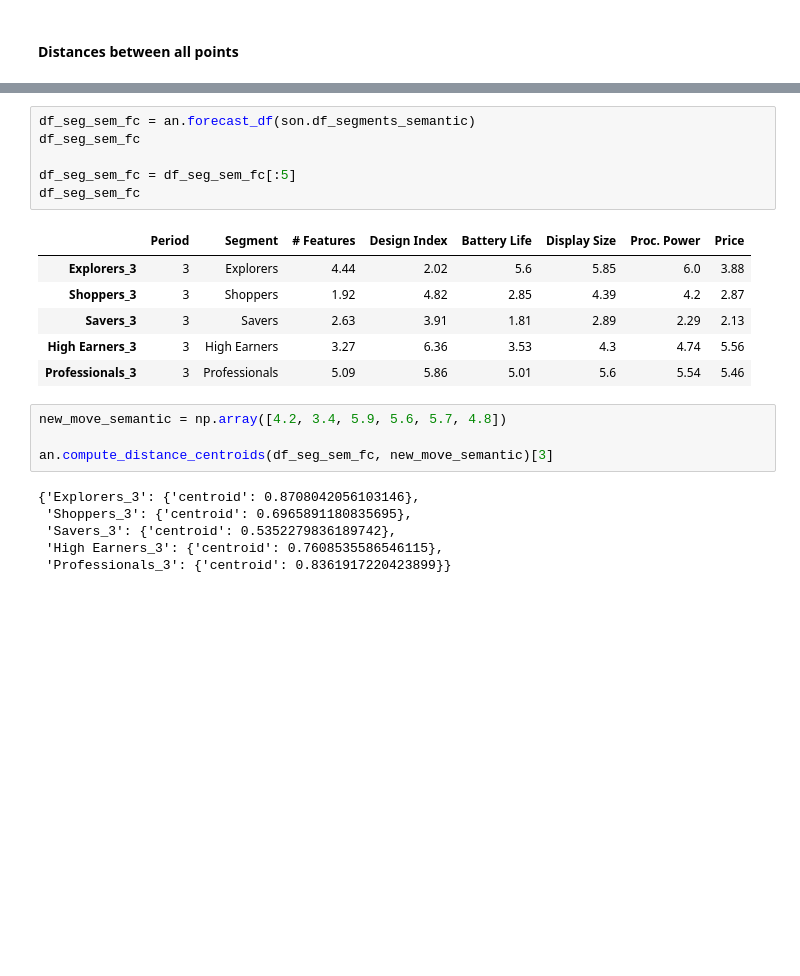
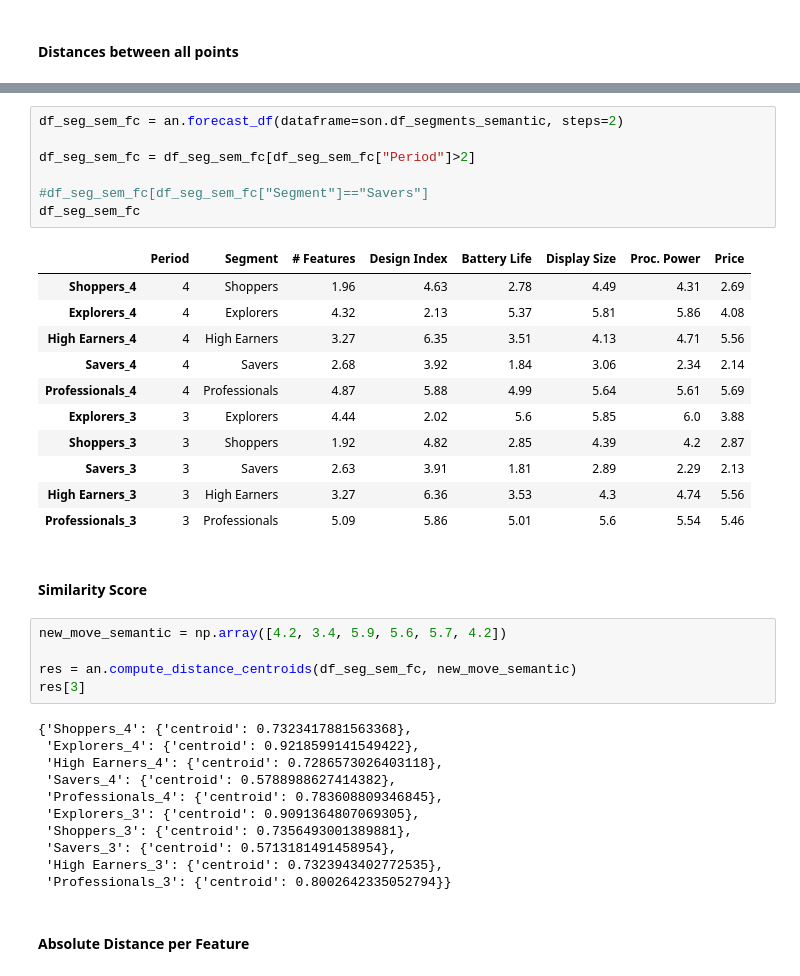
Before and after one commit to FedericoCortesi/Markstrat, a Jupyter notebook: main.ipynb, the cells around one changed output, grey strips where cells are left out. Drawn from its saved outputs; the diff is of its cells as text; blank space fills up the shorter version.

Commit message:
main and new forecast

```diff
--- a/main.ipynb
+++ b/main.ipynb
@@ -320,23 +359,39 @@ df_out
 # %%
-df_seg_sem_fc = an.forecast_df(son.df_segments_semantic)
+df_seg_sem_fc = an.forecast_df(dataframe=son.df_segments_semantic, steps=2)
+
+df_seg_sem_fc = df_seg_sem_fc[df_seg_sem_fc["Period"]>2]
+
+#df_seg_sem_fc[df_seg_sem_fc["Segment"]=="Savers"]
 df_seg_sem_fc
-
-df_seg_sem_fc = df_seg_sem_fc[:5]
-df_seg_sem_fc
 # %% [output]
 |  | Period | Segment | # Features | Design Index | Battery Life | Display Size | Proc. Power | Price |
+| Shoppers_4 | 4 | Shoppers | 1.96 | 4.63 | 2.78 | 4.49 | 4.31 | 2.69 |
+| Explorers_4 | 4 | Explorers | 4.32 | 2.13 | 5.37 | 5.81 | 5.86 | 4.08 |
+| High Earners_4 | 4 | High Earners | 3.27 | 6.35 | 3.51 | 4.13 | 4.71 | 5.56 |
+| Savers_4 | 4 | Savers | 2.68 | 3.92 | 1.84 | 3.06 | 2.34 | 2.14 |
+| Professionals_4 | 4 | Professionals | 4.87 | 5.88 | 4.99 | 5.64 | 5.61 | 5.69 |
 | Explorers_3 | 3 | Explorers | 4.44 | 2.02 | 5.6 | 5.85 | 6.0 | 3.88 |
 | Shoppers_3 | 3 | Shoppers | 1.92 | 4.82 | 2.85 | 4.39 | 4.2 | 2.87 |
 | Savers_3 | 3 | Savers | 2.63 | 3.91 | 1.81 | 2.89 | 2.29 | 2.13 |
 | High Earners_3 | 3 | High Earners | 3.27 | 6.36 | 3.53 | 4.3 | 4.74 | 5.56 |
 | Professionals_3 | 3 | Professionals | 5.09 | 5.86 | 5.01 | 5.6 | 5.54 | 5.46 |
+# %% [markdown]
+#### Similarity Score
 # %%
-new_move_semantic = np.array([4.2, 3.4, 5.9, 5.6, 5.7, 4.8])
+new_move_semantic = np.array([4.2, 3.4, 5.9, 5.6, 5.7, 4.2])
 
-an.compute_distance_centroids(df_seg_sem_fc, new_move_semantic)[3]
+res = an.compute_distance_centroids(df_seg_sem_fc, new_move_semantic)
+res[3]
 # %% [output]
-{'Explorers_3': {'centroid': 0.8708042056103146},
- 'Shoppers_3': {'centroid': 0.6965891180835695},
- 'Savers_3': {'centroid': 0.5352279836189742},
- 'High Earners_3': {'centroid': 0.7608535586546115},
- 'Professionals_3': {'centroid': 0.8361917220423899}}
+{'Shoppers_4': {'centroid': 0.7323417881563368},
+ 'Explorers_4': {'centroid': 0.9218599141549422},
+ 'High Earners_4': {'centroid': 0.7286573026403118},
+ 'Savers_4': {'centroid': 0.5788988627414382},
+ 'Professionals_4': {'centroid': 0.783608809346845},
+ 'Explorers_3': {'centroid': 0.9091364807069305},
+ 'Shoppers_3': {'centroid': 0.7356493001389881},
+ 'Savers_3': {'centroid': 0.5713181491458954},
+ 'High Earners_3': {'centroid': 0.7323943402772535},
+ 'Professionals_3': {'centroid': 0.8002642335052794}}
+# %% [markdown]
+#### Absolute Distance per Feature
```
Also changed, not shown: parts of 38 cells of this notebook, 4 other files.
